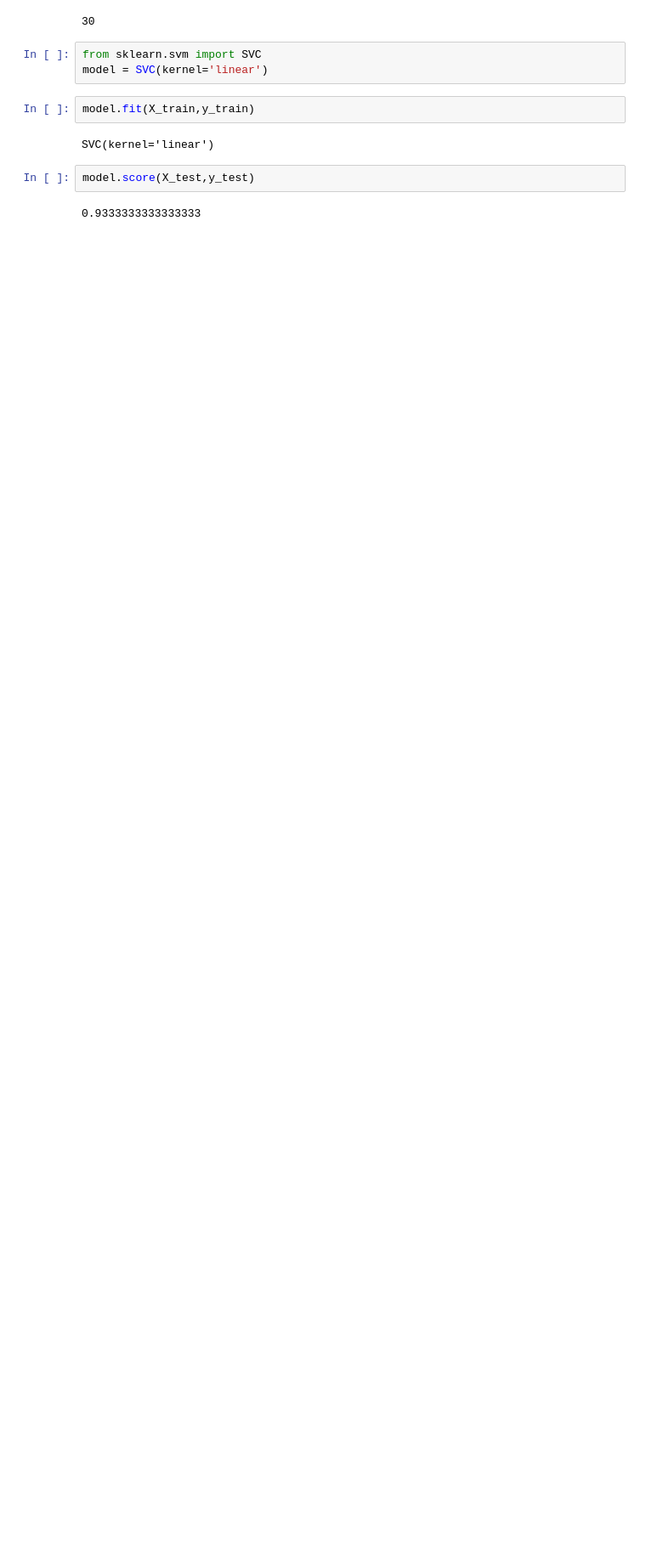
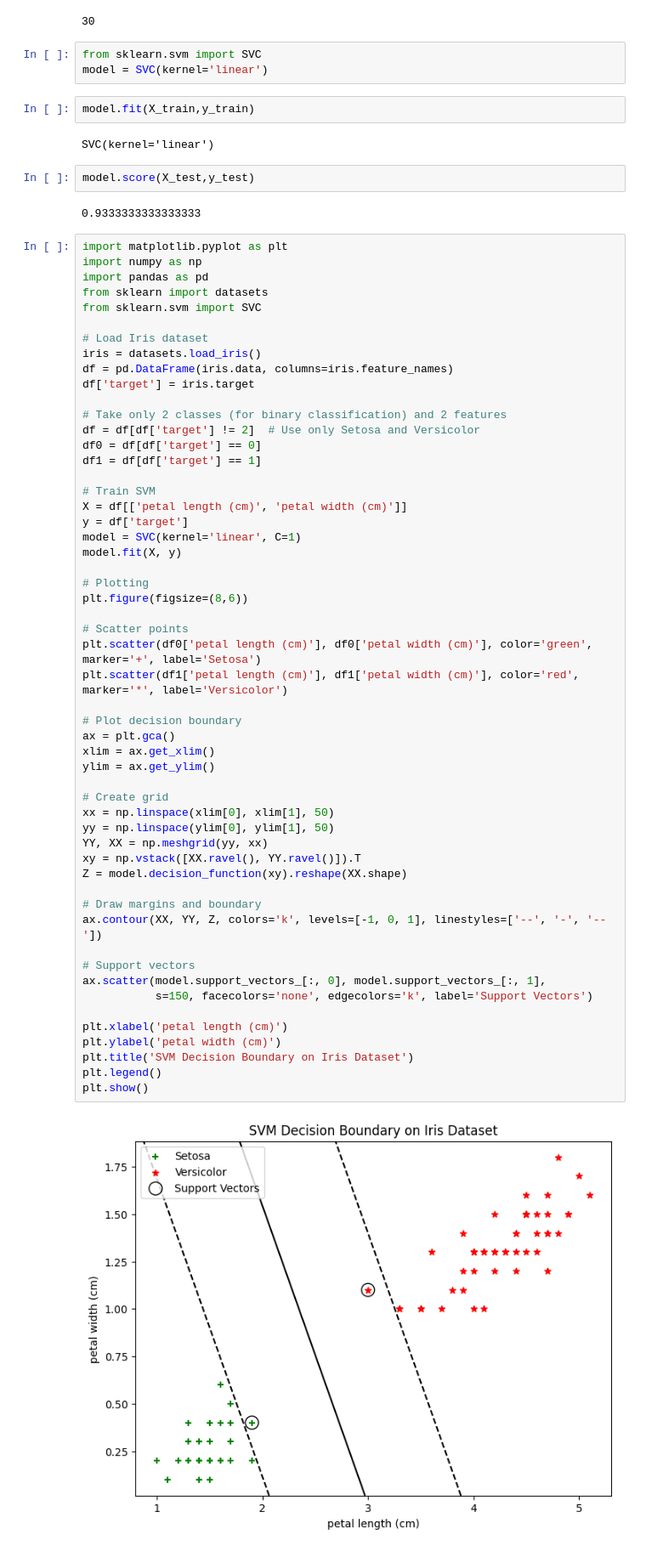
Before and after one commit to akshatsinha0407/PythonColab, a Jupyter notebook: SVM.ipynb, the cells around one changed output. Shown at 85% size. Drawn from its saved outputs; the diff is of its cells as text; blank space fills up the shorter version.

```diff
--- a/SVM.ipynb
+++ b/SVM.ipynb
@@ -168,3 +168,59 @@ SVC(kernel='linear')
 model.score(X_test,y_test)
 # %% [output]
 0.9333333333333333
+# %%
+import matplotlib.pyplot as plt
+import numpy as np
+import pandas as pd
+from sklearn import datasets
+from sklearn.svm import SVC
+
+# Load Iris dataset
+iris = datasets.load_iris()
+df = pd.DataFrame(iris.data, columns=iris.feature_names)
+df['target'] = iris.target
+
+# Take only 2 classes (for binary classification) and 2 features
+df = df[df['target'] != 2]  # Use only Setosa and Versicolor
+df0 = df[df['target'] == 0]
+df1 = df[df['target'] == 1]
+
+# Train SVM
+X = df[['petal length (cm)', 'petal width (cm)']]
+y = df['target']
+model = SVC(kernel='linear', C=1)
+model.fit(X, y)
+
+# Plotting
+plt.figure(figsize=(8,6))
+
+# Scatter points
+plt.scatter(df0['petal length (cm)'], df0['petal width (cm)'], color='green', marker='+', label='Setosa')
+plt.scatter(df1['petal length (cm)'], df1['petal width (cm)'], color='red', marker='*', label='Versicolor')
+
+# Plot decision boundary
+ax = plt.gca()
+xlim = ax.get_xlim()
+ylim = ax.get_ylim()
+
+# Create grid
+xx = np.linspace(xlim[0], xlim[1], 50)
+yy = np.linspace(ylim[0], ylim[1], 50)
+YY, XX = np.meshgrid(yy, xx)
+xy = np.vstack([XX.ravel(), YY.ravel()]).T
+Z = model.decision_function(xy).reshape(XX.shape)
+
+# Draw margins and boundary
+ax.contour(XX, YY, Z, colors='k', levels=[-1, 0, 1], linestyles=['--', '-', '--'])
+
+# Support vectors
+ax.scatter(model.support_vectors_[:, 0], model.support_vectors_[:, 1],
+           s=150, facecolors='none', edgecolors='k', label='Support Vectors')
+
+plt.xlabel('petal length (cm)')
+plt.ylabel('petal width (cm)')
+plt.title('SVM Decision Boundary on Iris Dataset')
+plt.legend()
+plt.show()
+# %% [output]
+[figure, added]
```
